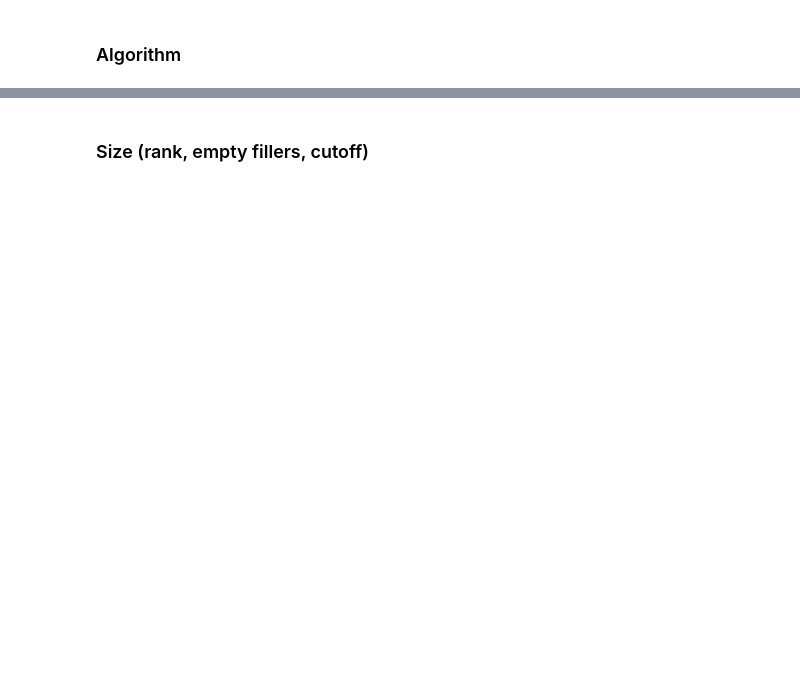
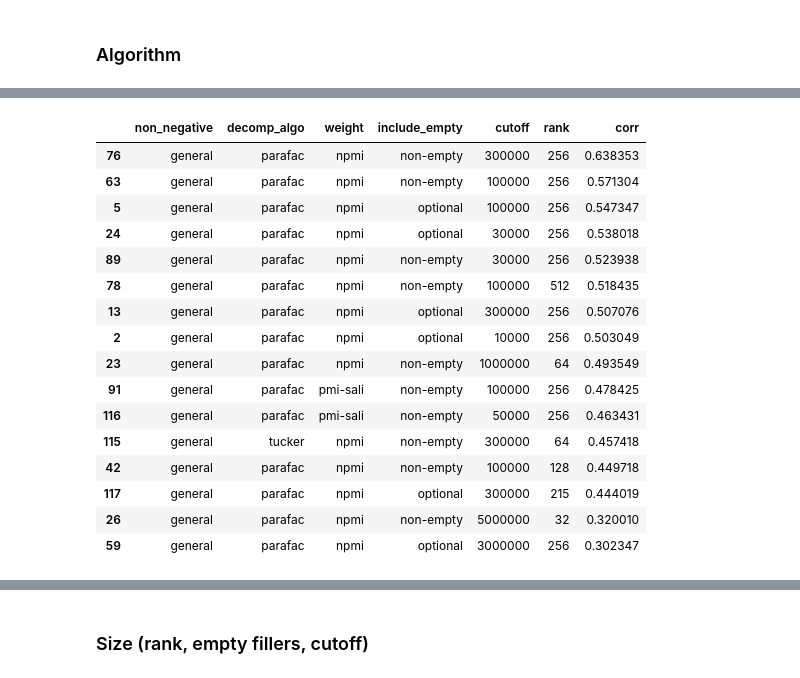
Before and after one commit to makrai/verb-tensor, a Jupyter notebook: eval.ipynb, the cells around one changed output, grey strips where cells are left out. Cells and saved outputs as stored; diff of their text form; code cells hidden in the pictures; blank space fills up the shorter version.

Commit message:
New best cutoff for non-neg Parafac

```diff
--- a/eval.ipynb
+++ b/eval.ipynb
@@ -479,7 +479,25 @@ df[(df.non_negative=='general')&(df.decomp_algo=='parafac')].head()
 # %%
 param_is_same_l = [df.non_negative=='general', df.decomp_algo=='parafac', df.weight=='npmi',
-                   df.include_empty=='non-empty', df.cutoff==100000, df['rank']==256]
-print(df[reduce(lambda ser1, ser2: ser1.astype(int) + ser2.astype(int), param_is_same_l)>=4].head(16).to_latex())
+                   df.include_empty=='non-empty', df.cutoff==300000, df['rank']==256]
+df[reduce(lambda ser1, ser2: ser1.astype(int) + ser2.astype(int), param_is_same_l)>=4].head(16)#.to_latex())
+# %% [output]
+|  | non_negative | decomp_algo | weight | include_empty | cutoff | rank | corr |
+| 76 | general | parafac | npmi | non-empty | 300000 | 256 | 0.638353 |
+| 63 | general | parafac | npmi | non-empty | 100000 | 256 | 0.571304 |
+| 5 | general | parafac | npmi | optional | 100000 | 256 | 0.547347 |
+| 24 | general | parafac | npmi | optional | 30000 | 256 | 0.538018 |
+| 89 | general | parafac | npmi | non-empty | 30000 | 256 | 0.523938 |
+| 78 | general | parafac | npmi | non-empty | 100000 | 512 | 0.518435 |
+| 13 | general | parafac | npmi | optional | 300000 | 256 | 0.507076 |
+| 2 | general | parafac | npmi | optional | 10000 | 256 | 0.503049 |
+| 23 | general | parafac | npmi | non-empty | 1000000 | 64 | 0.493549 |
+| 91 | general | parafac | pmi-sali | non-empty | 100000 | 256 | 0.478425 |
+| 116 | general | parafac | pmi-sali | non-empty | 50000 | 256 | 0.463431 |
+| 115 | general | tucker | npmi | non-empty | 300000 | 64 | 0.457418 |
+| 42 | general | parafac | npmi | non-empty | 100000 | 128 | 0.449718 |
+| 117 | general | parafac | npmi | optional | 300000 | 215 | 0.444019 |
+| 26 | general | parafac | npmi | non-empty | 5000000 | 32 | 0.320010 |
+| 59 | general | parafac | npmi | optional | 3000000 | 256 | 0.302347 |
 # %%
 df[(df.non_negative=='nonneg')&(df.decomp_algo=='tucker')].head()
 # %% [output]
```
Also changed, not shown: parts of 22 cells of this notebook.
